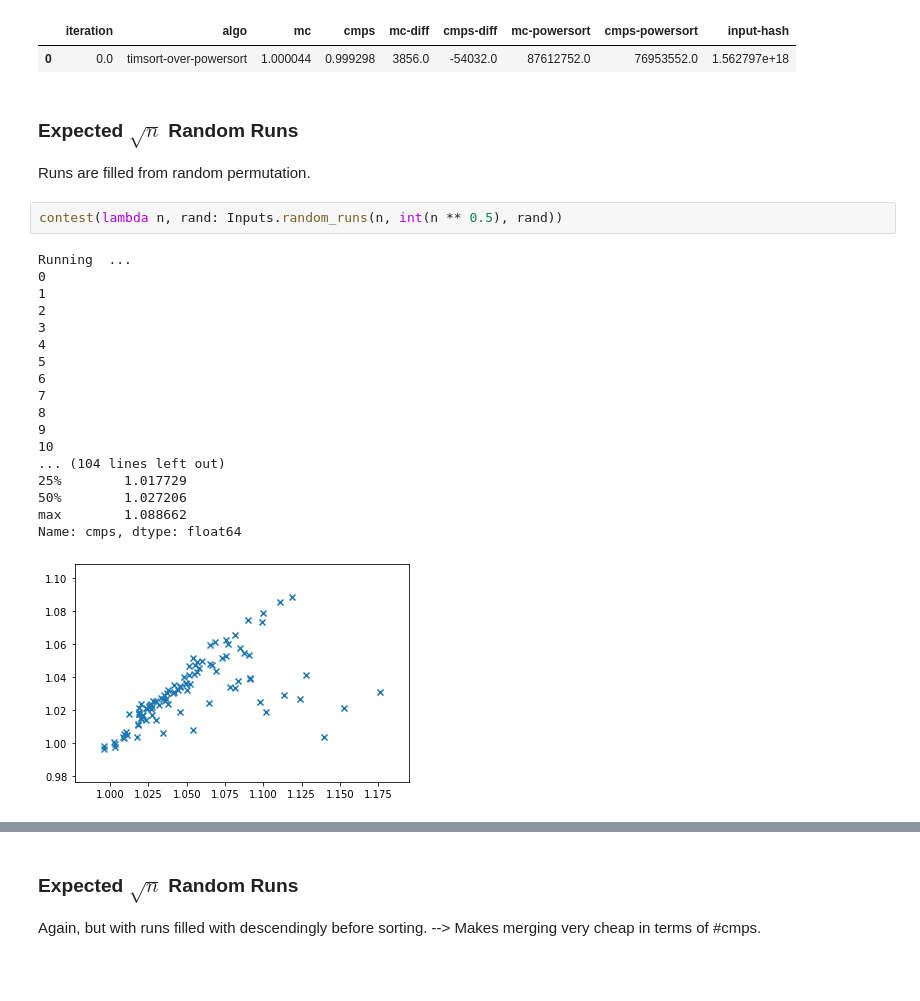
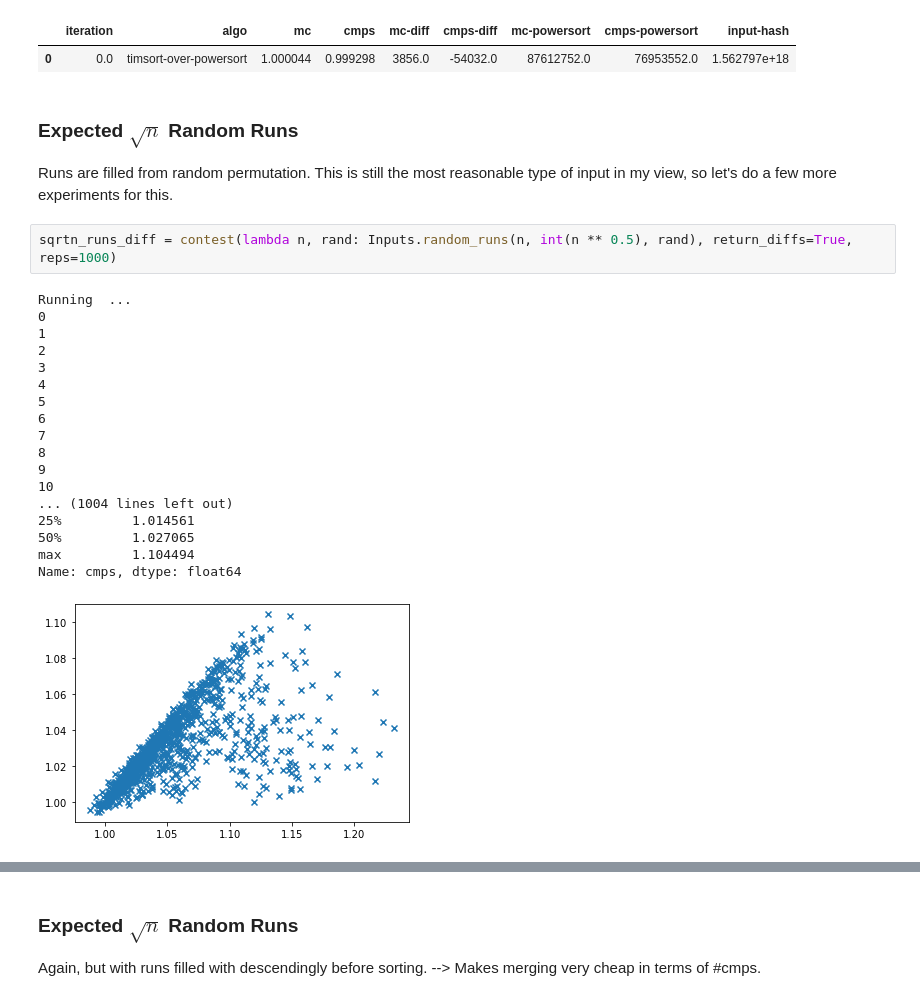
Before and after one commit to roarin-roran/Sorting, a Jupyter notebook: Experiments/PyPyTimsortPowersort.ipynb, the cells around one changed output, grey strips where cells are left out. Drawn from its saved outputs; the diff is of its cells as text; blank space fills up the shorter version.

Commit message:
more experiments in notebook

```diff
--- a/Experiments/PyPyTimsortPowersort.ipynb
+++ b/Experiments/PyPyTimsortPowersort.ipynb
@@ -169,24 +169,25 @@ Running  ...
 ### Expected $\sqrt n$ Random Runs
 
 Runs are filled from random permutation.
+This is still the most reasonable type of input in my view, so let's do a few more experiments for this.
 # %%
-contest(lambda n, rand: Inputs.random_runs(n, int(n ** 0.5), rand))
+sqrtn_runs_diff = contest(lambda n, rand: Inputs.random_runs(n, int(n ** 0.5), rand), return_diffs=True, reps=1000)
 # %% [output]
 Running  ...
 0
 1
 2
 3
 4
 5
 6
 7
 8
 9
 10
-... (104 lines left out)
-25%        1.017729
-50%        1.027206
-max        1.088662
+... (1004 lines left out)
+25%         1.014561
+50%         1.027065
+max         1.104494
 Name: cmps, dtype: float64
-[figure, old version]
+[figure, new version]
```
Also changed, not shown: parts of 6 cells of this notebook.
